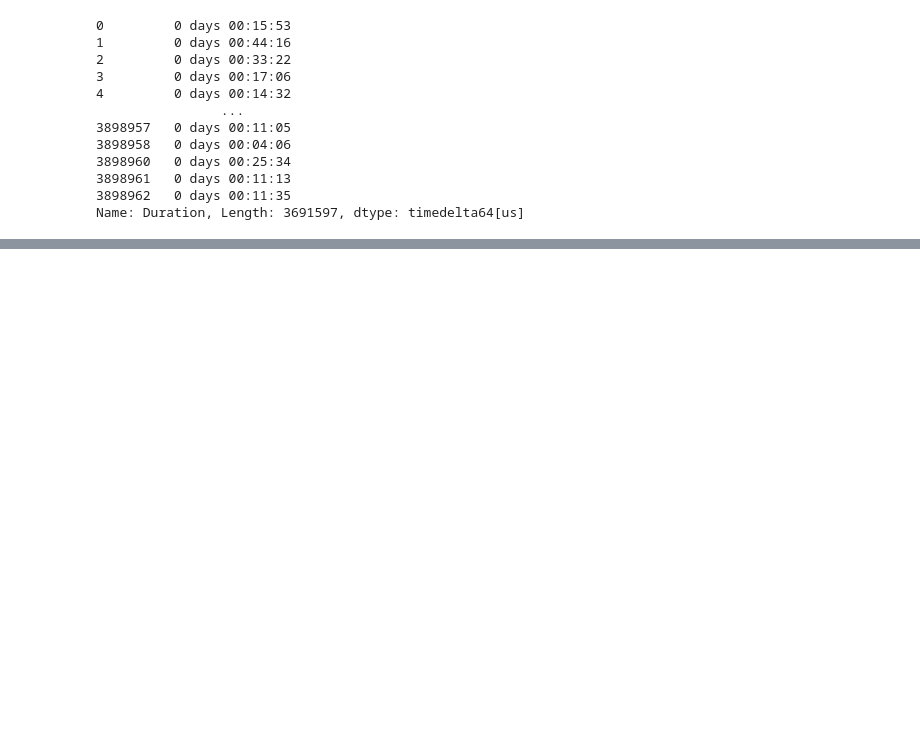
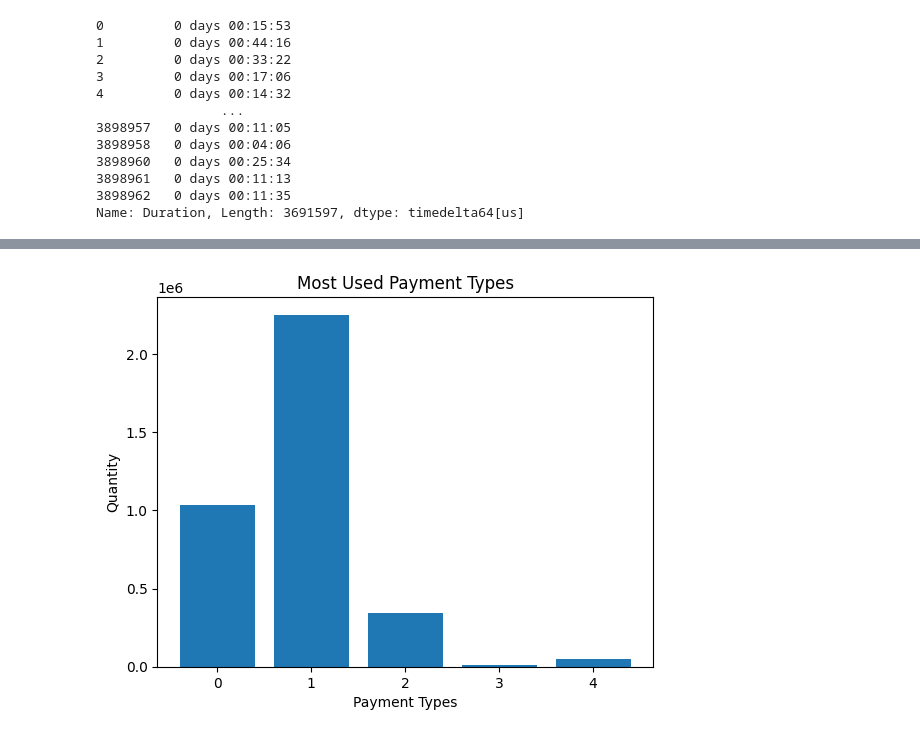
Before and after one commit to annaguerrra/AI-Bosch, a Jupyter notebook: Aula02/main.ipynb, the cells around one changed output, grey strips where cells are left out. Cells and saved outputs as stored; diff of their text form; code cells hidden in the pictures; blank space fills up the shorter version.

Commit message:
graphics

```diff
--- a/Aula02/main.ipynb
+++ b/Aula02/main.ipynb
@@ -281,0 +309,12 @@ Name: Duration, Length: 3691597, dtype: timedelta64[us]
+# %%
+category  = df['payment_type'].value_counts()
+
+plt.bar(category.index, category.values)
+
+plt.title('Most Used Payment Types')
+plt.xlabel('Payment Types')
+plt.ylabel('Quantity')
+
+plt.show()
+# %% [output]
+[figure, added]
```
Also changed, not shown: parts of 7 cells of this notebook.
